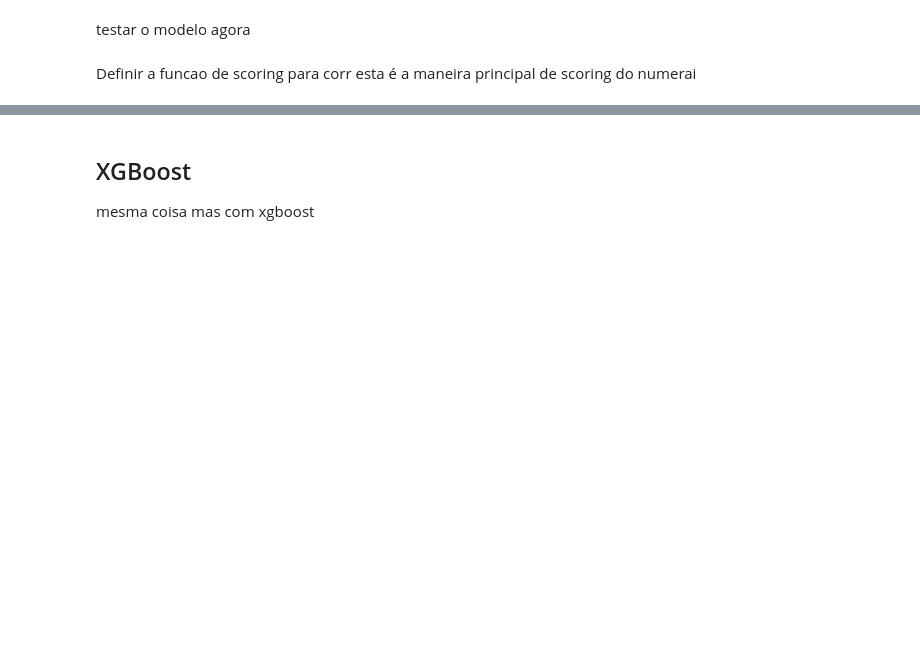
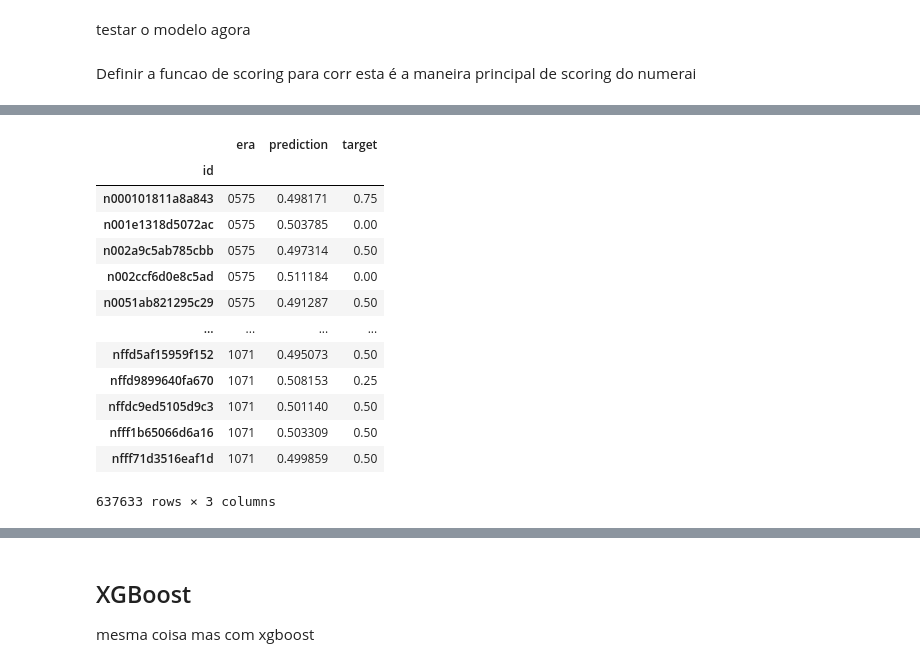
Before and after one commit to DrPeterPun/numerai, a Jupyter notebook: notebook.ipynb, the cells around one changed output, grey strips where cells are left out. Saved outputs shown, nothing was run; the diff lists cells and outputs as text; code cells hidden in the pictures; blank space fills up the shorter version.

```diff
--- a/notebook.ipynb
+++ b/notebook.ipynb
@@ -133,3 +139,27 @@ def numerai_corr(preds, target):
     target_p15 = np.sign(centered_target) * np.abs(centered_target) ** 1.5
     # finally return the Pearson correlation
     return np.corrcoef(preds_p15, target_p15)[0, 1]
+# %%
+# Download validation data
+# This will take a few minutes 🍵
+napi.download_dataset("v4.2/validation_int8.parquet");
+
+# Load the validation data, filtering for data_type == "validation"
+validation_data = pd.read_parquet("v4.2/validation_int8.parquet", columns=["era", "data_type"] + feature_cols + ["target"])
+validation_data = validation_data[validation_data["data_type"] == "validation"]
+del validation_data["data_type"]
+
+# Downsample to every 4th era to reduce memory usage and speedup evaluation (suggested for Colab free tier)
+# Comment out the line below to use all the data (higher memory usage, slower inference, more accurate evaluation)
+validation_data = validation_data[validation_data["era"].isin(validation_data["era"].unique()[::4])]
+
+# Eras are 1 week apart, but targets look 4 weeks into the future, so we need to "embargo" the 4 eras following our last train era to avoid data leakage.
+last_train_era = int(training_data["era"].unique()[-1])
+eras_to_embargo = [str(era).zfill(4) for era in [last_train_era + i for i in range(4)]]
+validation_data = validation_data[~validation_data["era"].isin(eras_to_embargo)]
+
+# Generate predictions against the out-of-sample validation features
+# This will take a few minutes 🍵
+validation_data["prediction"] = model.predict(validation_data[feature_cols])
+validation_data[["era", "prediction", "target"]]
+# %% [output]
@@ -136 +169,15 @@ def numerai_corr(preds, target):
+|  | era | prediction | target |
+| id |  |  |  |
+| n000101811a8a843 | 0575 | 0.498171 | 0.75 |
+| n001e1318d5072ac | 0575 | 0.503785 | 0.00 |
+| n002a9c5ab785cbb | 0575 | 0.497314 | 0.50 |
+| n002ccf6d0e8c5ad | 0575 | 0.511184 | 0.00 |
+| n0051ab821295c29 | 0575 | 0.491287 | 0.50 |
+| ... | ... | ... | ... |
+| nffd5af15959f152 | 1071 | 0.495073 | 0.50 |
+| nffd9899640fa670 | 1071 | 0.508153 | 0.25 |
+| nffdc9ed5105d9c3 | 1071 | 0.501140 | 0.50 |
+| nfff1b65066d6a16 | 1071 | 0.503309 | 0.50 |
+| nfff71d3516eaf1d | 1071 | 0.499859 | 0.50 |
+637633 rows × 3 columns
 # %%
```
Also changed, not shown: parts of 13 cells of this notebook, 3 other files.
